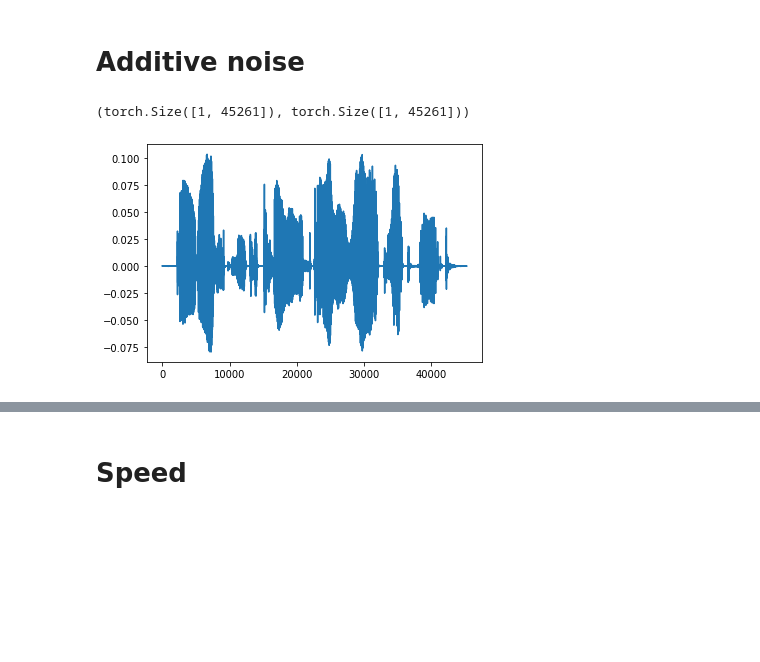
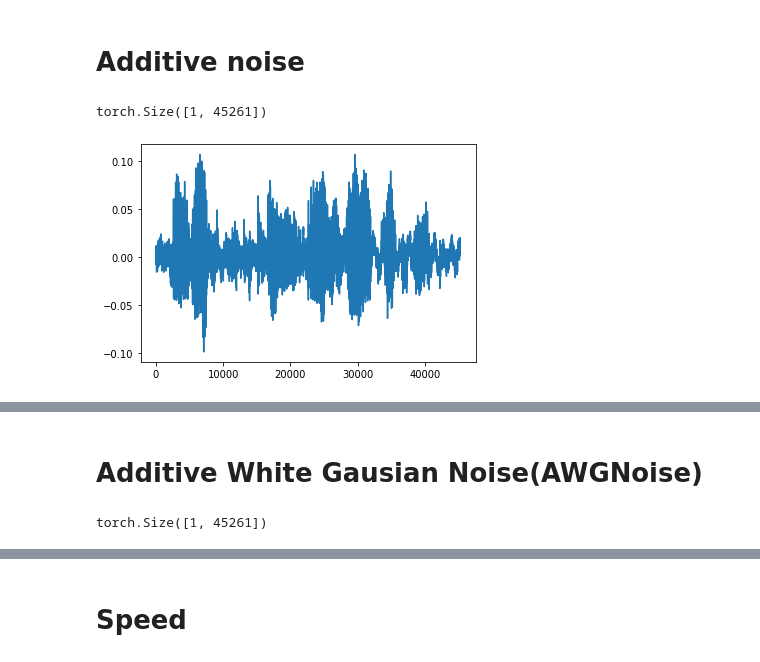
Before and after one commit to shangeth/wavencoder, a Jupyter notebook: examples/notebooks/wavencoder_transform.ipynb, the cells around one changed output, grey strips where cells are left out. Drawn from its saved outputs; the diff is of its cells as text; code cells hidden in the pictures; blank space fills up the shorter version.

Commit message:
updated attention modules and transforms

```diff
--- a/examples/notebooks/wavencoder_transform.ipynb
+++ b/examples/notebooks/wavencoder_transform.ipynb
@@ -8,21 +21,31 @@ import matplotlib.pyplot as plt
 # %%
 from wavencoder.transforms import AdditiveNoise
 
-add = AdditiveNoise('/home/shangeth/Downloads/Dataset/DLIVING_16k/DLIVING')
-audio, _ = torchaudio.load('/home/shangeth/Downloads/Dataset/TIMIT/Wav_Data/TRAIN/FAEM0_SA2.WAV')
+add = AdditiveNoise('/home/shangeth/Downloads/Dataset/DLIVING_16k/DLIVING', p=0.9, snr_levels=[5, 10, 15])
 
 noisy = add(audio)
-audio.shape, noisy.shape
+print(noisy.shape)
 # %% [output]
-(torch.Size([1, 45261]), torch.Size([1, 45261]))
+torch.Size([1, 45261])
 # %%
-plt.plot(audio.reshape(-1))
+plt.plot(noisy.reshape(-1))
 plt.show()
 
-IPython.display.Audio(audio.reshape(-1), rate=16000)
+IPython.display.Audio(noisy.reshape(-1), rate=16000)
 # %% [output]
-[figure, old version]
+[figure, new version]
 [interactive output not drawn]
+# %% [markdown]
+# Additive White Gausian Noise(AWGNoise)
+# %%
+from wavencoder.transforms import AWGNoise
+
+add = AWGNoise(p=0.9, snr_range=(15, 30))
+
+noisy = add(audio)
+print(noisy.shape)
+# %% [output]
+torch.Size([1, 45261])
 # %%
 plt.plot(noisy.reshape(-1))
 plt.show()
```
Also changed, not shown: parts of 21 cells of this notebook, 15 other files.
